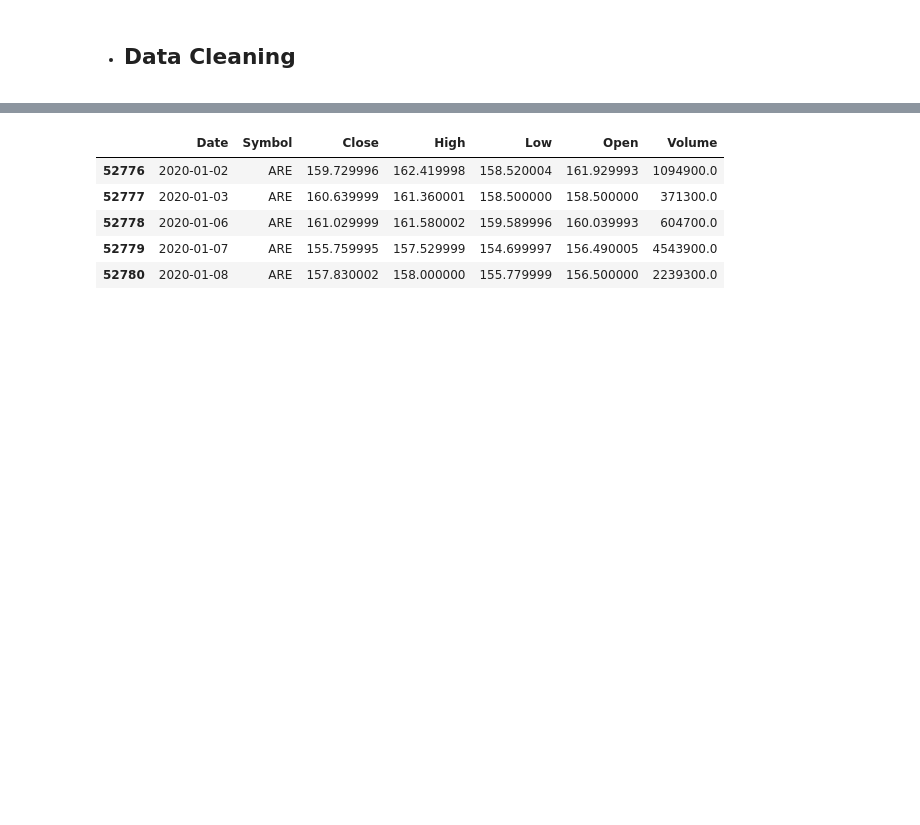
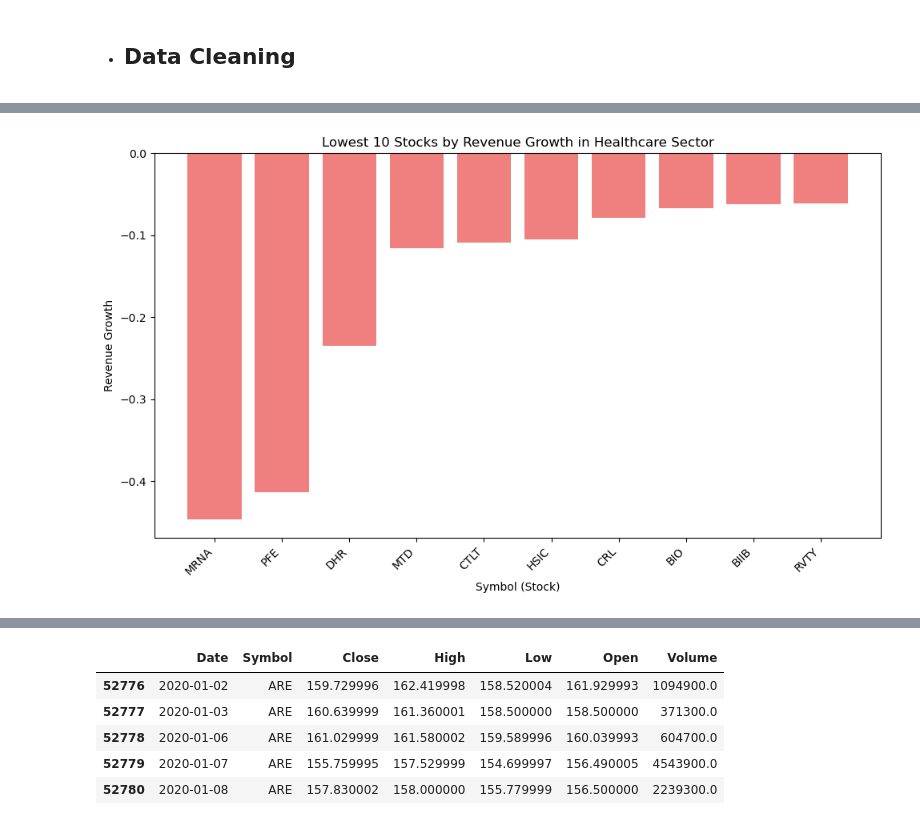
Before and after one commit to icherniavskyi/project-1, a Jupyter notebook: data_analysis.ipynb, the cells around one changed output, grey strips where cells are left out. Saved outputs shown, nothing was run; the diff lists cells and outputs as text; code cells hidden in the pictures; blank space fills up the shorter version.

```diff
--- a/data_analysis.ipynb
+++ b/data_analysis.ipynb
@@ -39,0 +109,21 @@ industry_data.head()
+# %%
+# Sort the healthcare_data DataFrame by Revenuegrowth in ascending order and select the lowest 10 stocks
+lowest_stocks = healthcare_data.sort_values(by='Revenuegrowth', ascending=True).head(10)
+
+# Plotting the bar plot
+plt.figure(figsize=(10, 6))
+plt.bar(lowest_stocks['Symbol'], lowest_stocks['Revenuegrowth'], color='lightcoral')
+
+# Adding labels and title
+plt.xlabel('Symbol (Stock)')
+plt.ylabel('Revenue Growth')
+plt.title('Lowest 10 Stocks by Revenue Growth in Healthcare Sector')
+
+# Rotating x-axis labels for better readability
+plt.xticks(rotation=45, ha='right')
+
+# Show plot
+plt.tight_layout()
+plt.show()
+# %% [output]
+[figure, added]
```
Also changed, not shown: parts of 17 cells of this notebook.
